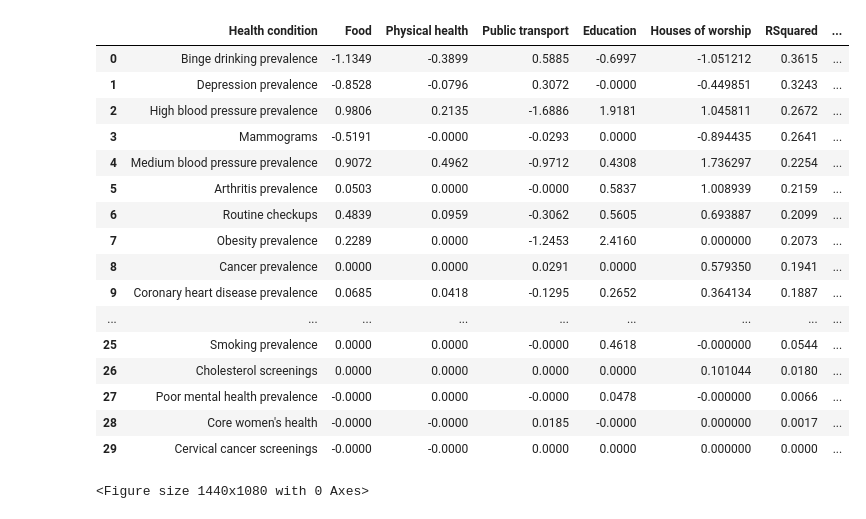
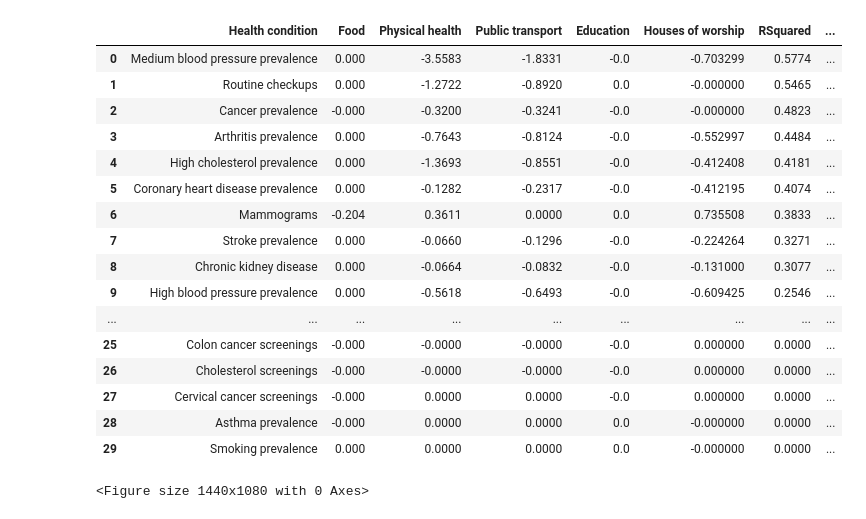
Before and after one commit to williamdwatson/cse6242_group_project, a Jupyter notebook: notebooks/ZCTA5 Aggregation and Regression.ipynb, the cells around one changed output. Cells and saved outputs as stored; diff of their text form; code cells hidden in the pictures.

```diff
--- a/notebooks/ZCTA5 Aggregation and Regression.ipynb
+++ b/notebooks/ZCTA5 Aggregation and Regression.ipynb
@@ -18,0 +14,6 @@ from haversine import haversine
+# %%
+tracts_deserts_path = 'sf_desert_tracts.csv'
+place_abbr = 'sf'
+save_data_name = place_abbr+'_zcta_health.csv'
+save_transf_data_name = place_abbr+'_zcta_health_logt.csv'
+save_results_name = place_abbr+'_zcta_lasso_results.csv'
@@ -19,3 +22,2 @@ from haversine import haversine
 # %%
-tracts_deserts = pd.read_csv('nyc_desert_tracts.csv', dtype={'GEOID':'str'})
-tracts_deserts
+tracts_deserts = pd.read_csv(tracts_deserts_path, dtype={'GEOID':'str'})
@@ -54,4 +41,4 @@ zcta_health
 zip_to_tract = pd.read_csv("zcta_to_tract10.csv", dtype=str)
 zip_to_tract = zip_to_tract[['GEOID', 'ZCTA5']]
 # %%
-tracts_zcta_deserts = pd.merge(tracts_deserts, zip_to_tract, on='GEOID')
+tracts_zcta_deserts = pd.merge(tracts_deserts, zip_to_tract, on='GEOID').groupby('ZCTA5', as_index=False).median()
@@ -74,3 +44,0 @@ tracts_zcta_deserts
-# %%
-tracts_zcta_deserts = tracts_zcta_deserts.groupby('ZCTA5', as_index=False).median()
-tracts_zcta_deserts
@@ -370,48 +433,48 @@ for c in zcta_health.columns:
                                                     random_state=42)
 
         #l1 ratio is from suggested values in ElasticNetCV documentation
         lasso_cv = LassoCV(cv = 5, normalize=True).fit(X_train,y_train)
 
         alpha = lasso_cv.alpha_
         alphas.append(alpha)
 
         regr = Lasso(alpha=alpha, normalize=True)  # Could try others, or other parameters?
         regr.fit(xscale, y.reshape(-1, 1))
 
         y_pred = regr.predict(xscale)
         mse = mean_squared_error(y, y_pred)
 
         results.iat[i, 0] = name
         results.iat[i, 1] = regr.coef_[1]
         results.iat[i, 2] = regr.coef_[3]
         results.iat[i, 3] = regr.coef_[4]
         results.iat[i, 4] = regr.coef_[0]
         results.iat[i, 5] = regr.coef_[2]
         results.iat[i, 6] = regr.score(xscale, y)
         results.iat[i, 7] = mse
 
         i += 1
 
 results_round = results.round({'Food': 4, 'Physical health':4, 'Public transport':4, 'Education':4,
              'House of worship':4, 'RSquared':4}).sort_values(by='RSquared', ascending=False).reset_index(drop=True)
-results_round.to_csv('nyc_lasso.csv')
+results_round.to_csv(save_results_name)
 results_round
 # %% [output]
 |  | Health condition | Food | Physical health | Public transport | Education | Houses of worship | RSquared | ... |
-| 0 | Binge drinking prevalence | -1.1349 | -0.3899 | 0.5885 | -0.6997 | -1.051212 | 0.3615 | ... |
-| 1 | Depression prevalence | -0.8528 | -0.0796 | 0.3072 | -0.0000 | -0.449851 | 0.3243 | ... |
-| 2 | High blood pressure prevalence | 0.9806 | 0.2135 | -1.6886 | 1.9181 | 1.045811 | 0.2672 | ... |
-| 3 | Mammograms | -0.5191 | -0.0000 | -0.0293 | 0.0000 | -0.894435 | 0.2641 | ... |
-| 4 | Medium blood pressure prevalence | 0.9072 | 0.4962 | -0.9712 | 0.4308 | 1.736297 | 0.2254 | ... |
-| 5 | Arthritis prevalence | 0.0503 | 0.0000 | -0.0000 | 0.5837 | 1.008939 | 0.2159 | ... |
-| 6 | Routine checkups | 0.4839 | 0.0959 | -0.3062 | 0.5605 | 0.693887 | 0.2099 | ... |
-| 7 | Obesity prevalence | 0.2289 | 0.0000 | -1.2453 | 2.4160 | 0.000000 | 0.2073 | ... |
-| 8 | Cancer prevalence | 0.0000 | 0.0000 | 0.0291 | 0.0000 | 0.579350 | 0.1941 | ... |
-| 9 | Coronary heart disease prevalence | 0.0685 | 0.0418 | -0.1295 | 0.2652 | 0.364134 | 0.1887 | ... |
+| 0 | Medium blood pressure prevalence | 0.000 | -3.5583 | -1.8331 | -0.0 | -0.703299 | 0.5774 | ... |
+| 1 | Routine checkups | 0.000 | -1.2722 | -0.8920 | 0.0 | -0.000000 | 0.5465 | ... |
+| 2 | Cancer prevalence | -0.000 | -0.3200 | -0.3241 | -0.0 | -0.000000 | 0.4823 | ... |
+| 3 | Arthritis prevalence | 0.000 | -0.7643 | -0.8124 | -0.0 | -0.552997 | 0.4484 | ... |
+| 4 | High cholesterol prevalence | 0.000 | -1.3693 | -0.8551 | -0.0 | -0.412408 | 0.4181 | ... |
+| 5 | Coronary heart disease prevalence | 0.000 | -0.1282 | -0.2317 | -0.0 | -0.412195 | 0.4074 | ... |
+| 6 | Mammograms | -0.204 | 0.3611 | 0.0000 | 0.0 | 0.735508 | 0.3833 | ... |
+| 7 | Stroke prevalence | 0.000 | -0.0660 | -0.1296 | -0.0 | -0.224264 | 0.3271 | ... |
+| 8 | Chronic kidney disease | 0.000 | -0.0664 | -0.0832 | -0.0 | -0.131000 | 0.3077 | ... |
+| 9 | High blood pressure prevalence | 0.000 | -0.5618 | -0.6493 | -0.0 | -0.609425 | 0.2546 | ... |
 | ... | ... | ... | ... | ... | ... | ... | ... | ... |
-| 25 | Smoking prevalence | 0.0000 | 0.0000 | -0.0000 | 0.4618 | -0.000000 | 0.0544 | ... |
-| 26 | Cholesterol screenings | 0.0000 | 0.0000 | 0.0000 | 0.0000 | 0.101044 | 0.0180 | ... |
-| 27 | Poor mental health prevalence | -0.0000 | 0.0000 | -0.0000 | 0.0478 | -0.000000 | 0.0066 | ... |
-| 28 | Core women's health | -0.0000 | -0.0000 | 0.0185 | -0.0000 | 0.000000 | 0.0017 | ... |
-| 29 | Cervical cancer screenings | -0.0000 | -0.0000 | 0.0000 | 0.0000 | 0.000000 | 0.0000 | ... |
+| 25 | Colon cancer screenings | -0.000 | -0.0000 | -0.0000 | -0.0 | 0.000000 | 0.0000 | ... |
+| 26 | Cholesterol screenings | -0.000 | -0.0000 | -0.0000 | -0.0 | 0.000000 | 0.0000 | ... |
+| 27 | Cervical cancer screenings | -0.000 | 0.0000 | 0.0000 | -0.0 | 0.000000 | 0.0000 | ... |
+| 28 | Asthma prevalence | -0.000 | 0.0000 | 0.0000 | 0.0 | -0.000000 | 0.0000 | ... |
+| 29 | Smoking prevalence | 0.000 | 0.0000 | 0.0000 | 0.0 | -0.000000 | 0.0000 | ... |
 <Figure size 1440x1080 with 0 Axes>
```
Also changed, not shown: parts of 15 cells of this notebook, 3 other files.
